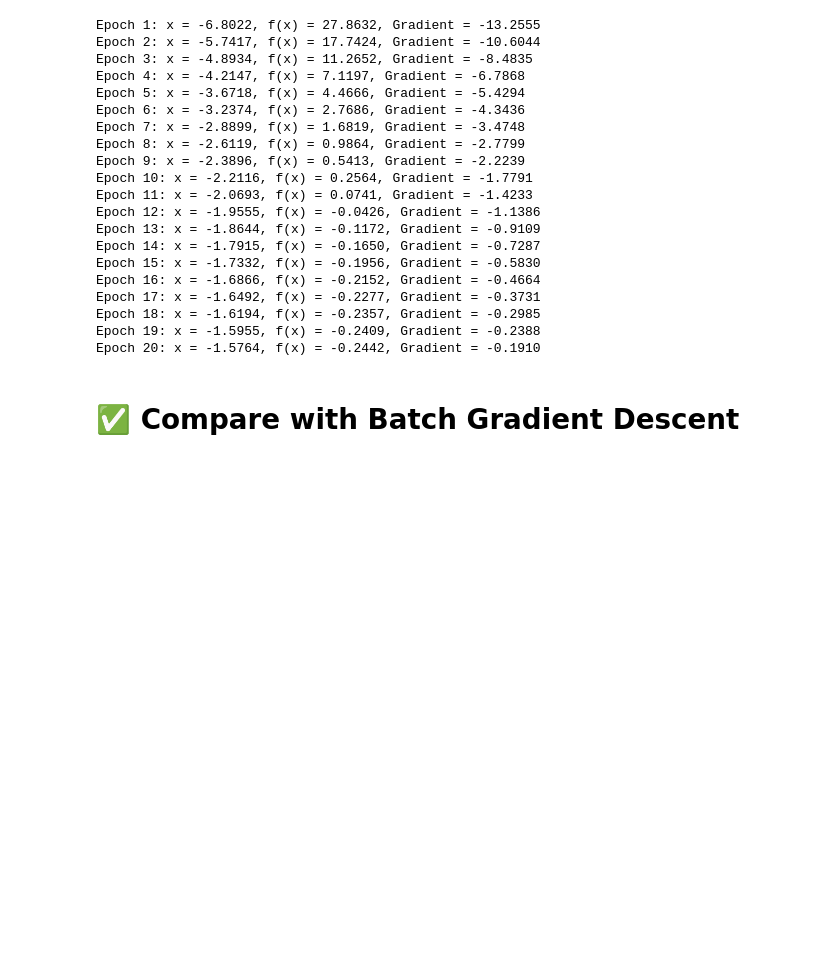
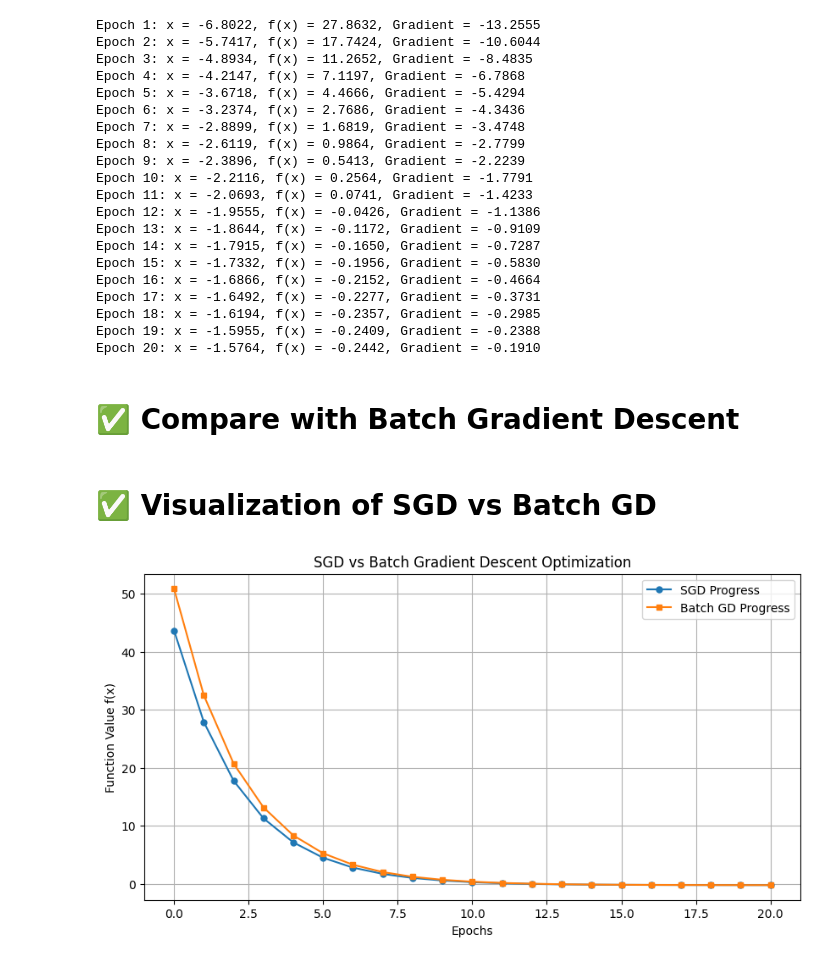
Before and after one commit to Phionanamugga/mnist_SGD, a Jupyter notebook: notebooks/sgd_basics.ipynb, the cells around one changed output. Drawn from its saved outputs; the diff is of its cells as text; code cells hidden in the pictures; blank space fills up the shorter version.

```diff
--- a/notebooks/sgd_basics.ipynb
+++ b/notebooks/sgd_basics.ipynb
@@ -78,3 +78,17 @@ def batch_gradient_descent(learning_rate=0.1, epochs=20):
     return x_values, y_values
 
 x_batch, y_batch = batch_gradient_descent(learning_rate, epochs)
+# %% [markdown]
+# ✅ Visualization of SGD vs Batch GD
+# %%
+plt.figure(figsize=(10, 5))
+plt.plot(range(epochs+1), y_sgd, 'o-', label="SGD Progress", markersize=5)
+plt.plot(range(epochs+1), y_batch, 's-', label="Batch GD Progress", markersize=5)
+plt.xlabel("Epochs")
+plt.ylabel("Function Value f(x)")
+plt.title("SGD vs Batch Gradient Descent Optimization")
+plt.legend()
+plt.grid()
+plt.show()
+# %% [output]
+[figure, added]
```
